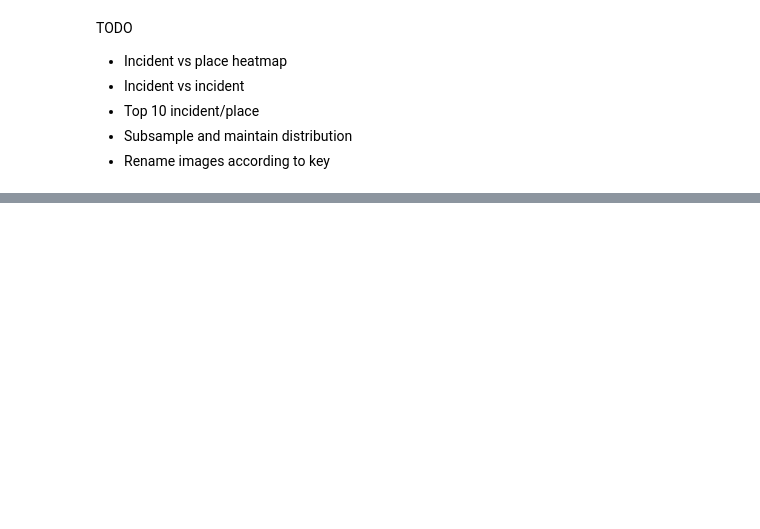
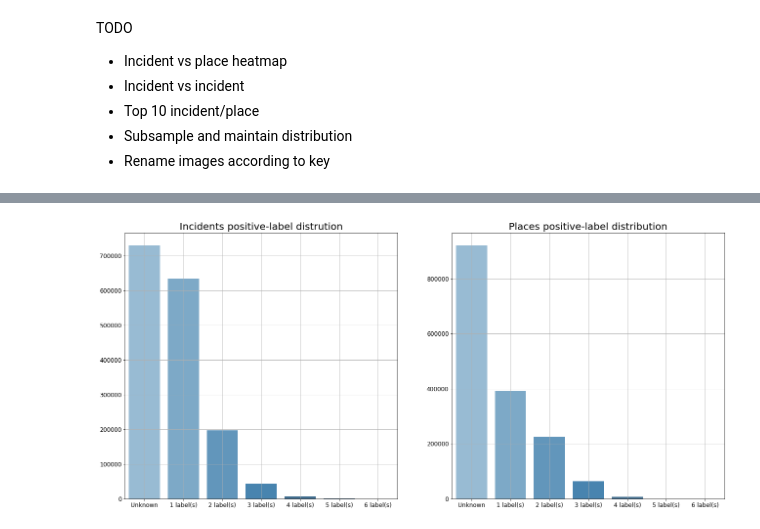
Before and after one commit to gguzzy/IncidentsDataset, a Jupyter notebook: preprocessing/visualize_dataset.ipynb, the cells around one changed output, grey strips where cells are left out. Cells and saved outputs as stored; diff of their text form; code cells hidden in the pictures; blank space fills up the shorter version.

```diff
--- a/preprocessing/visualize_dataset.ipynb
+++ b/preprocessing/visualize_dataset.ipynb
@@ -98,10 +110,25 @@ print("Total unknown places: ", total_unknown_places)
-# %%
-df[(df["Number of known incidents"] == 0) | (df["Number of known places"] == 0)]
-
-df["Total images saved"] = df["Number of known incidents"] + df["Number of known places"] + \
-    (df["Number of known incidents"] == 0) * 1 + (df["Number of known places"] == 0) * 1
-
-total_images_saved = df["Total images saved"].sum()
-print("Total images saved: ", total_images_saved)
-
-df
+# %%
+incident_label_counts = df["Number of known incidents"].value_counts()
+place_label_counts = df["Number of known places"].value_counts()
+
+# Replace each index with number and %%!
+incident_label_counts.index = ["Unknown" if i == 0 else f"{i} label(s)" for i in incident_label_counts.index]
+incident_label_counts
+
+place_label_counts.index = ["Unknown" if i == 0 else f"{i} label(s)" for i in place_label_counts.index]
+place_label_counts
+
+# Plot the number of images with each number of labels
+fig, ax = plt.subplots(1, 2, figsize=(22, 10))
+sns.barplot(x=incident_label_counts.index, y=incident_label_counts.values, ax=ax[0], palette="Blues_d")
+sns.barplot(x=place_label_counts.index, y=place_label_counts.values, ax=ax[1], palette="Blues_d")
+ax[0].set_title("Incidents positive-label distrution", fontsize=20)
+ax[1].set_title("Places positive-label distribution", fontsize=20)
+# Make the font size of the x and y axis labels larger
+ax[0].tick_params(labelsize=12)
+ax[1].tick_params(labelsize=12)
+ax[0].grid()
+ax[1].grid()
+plt.show()
+# %% [output]
+[figure, added]
```
Also changed, not shown: parts of 7 cells of this notebook, 3 other files.
